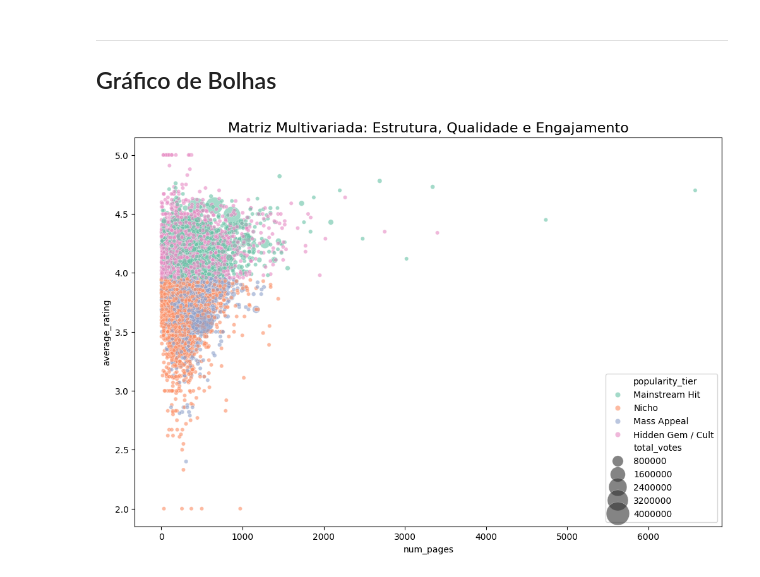
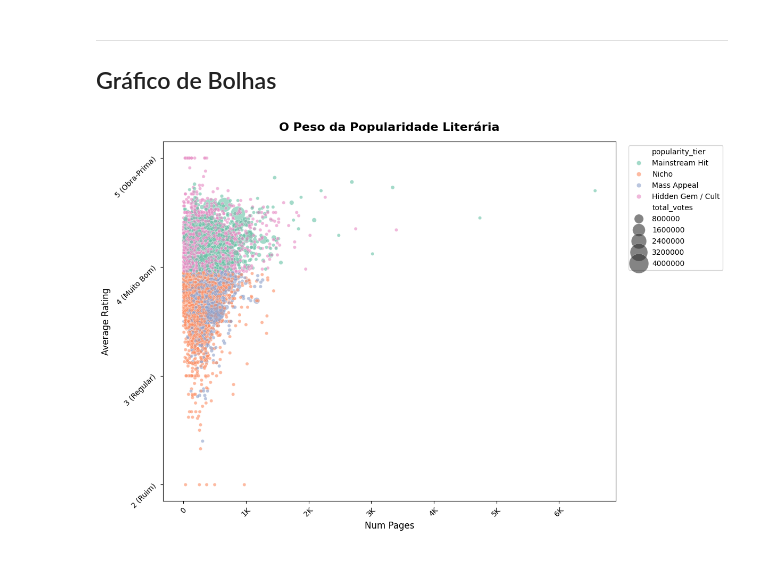
Before and after one commit to AleCecilio/entertainment_industry_performance_analysis, a Jupyter notebook: notebooks/11_eda_multivariada_books.ipynb, the cells around one changed output. Saved outputs shown, nothing was run; the diff lists cells and outputs as text; code cells hidden in the pictures.

Commit message:
reestrurando inits e criando função de gráfico de bolhas para análise multivariada

```diff
--- a/notebooks/11_eda_multivariada_books.ipynb
+++ b/notebooks/11_eda_multivariada_books.ipynb
@@ -150,20 +150,16 @@ Nota: Exibindo amostra aleatória de 3000 registros para performance.
 ---
 ## Gráfico de Bolhas
 # %%
-plt.figure(figsize=(12, 8))
+conf_x = {'col': 'num_pages', 'tipo_dado': 'contagem', 'usar_log': False}
+conf_y = {'col': 'average_rating', 'tipo_dado': 'nota_5', 'usar_log': False}
 
-sns.scatterplot(
-    data=df_books,
-    x='num_pages',
-    y='average_rating',
-    size='total_votes',
-    sizes=(20, 800),
-    hue='popularity_tier',
-    alpha=0.6,
-    palette='Set2'
+graf.grafico_bubble_multivariado(
+    df_plot=df_books,
+    x_col_dict=conf_x,
+    y_col_dict=conf_y,
+    size_col='total_votes',
+    hue_col='popularity_tier',
+    titulo="O Peso da Popularidade Literária"
 )
-
-plt.title("Matriz Multivariada: Estrutura, Qualidade e Engajamento", fontsize=16)
-plt.show()
 # %% [output]
-[figure, old version]
+[figure, new version]
```
Also changed, not shown: 7 other files.
